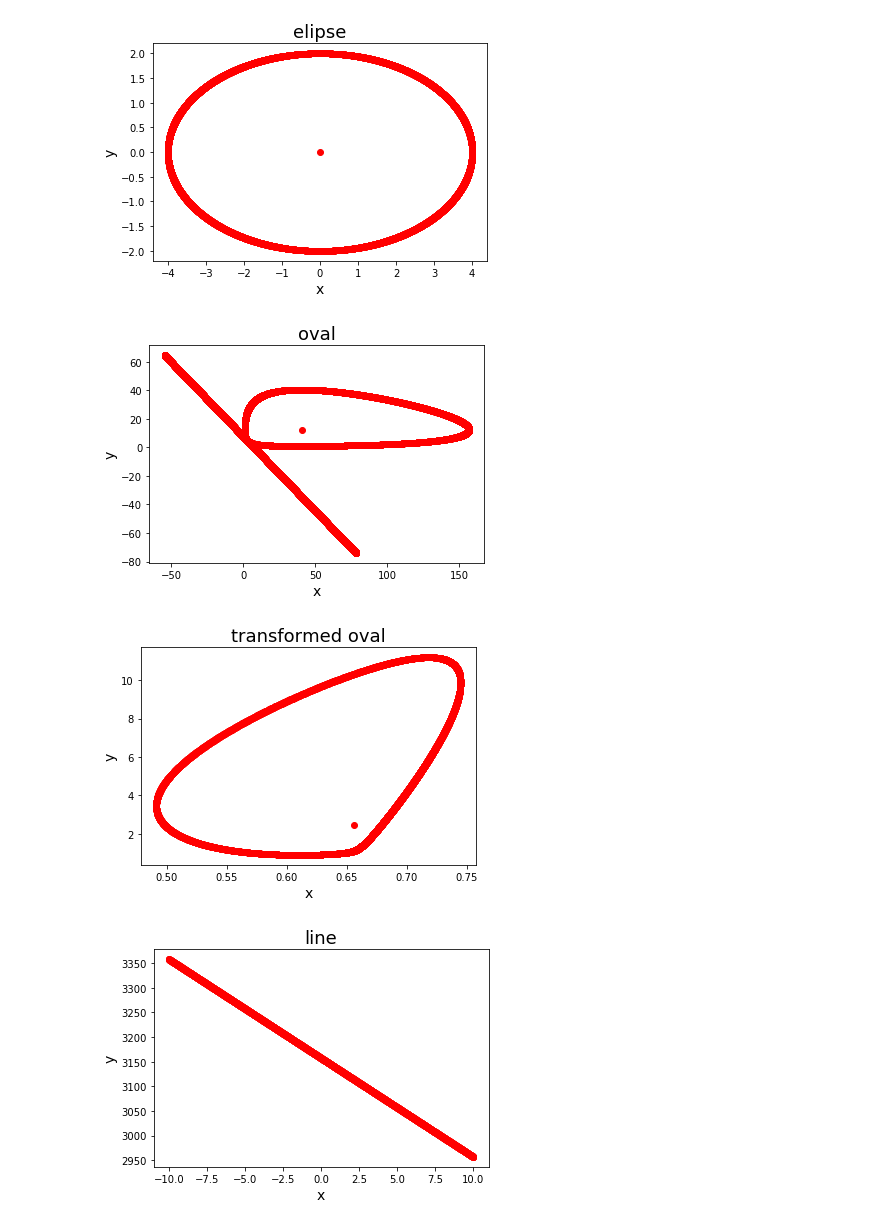
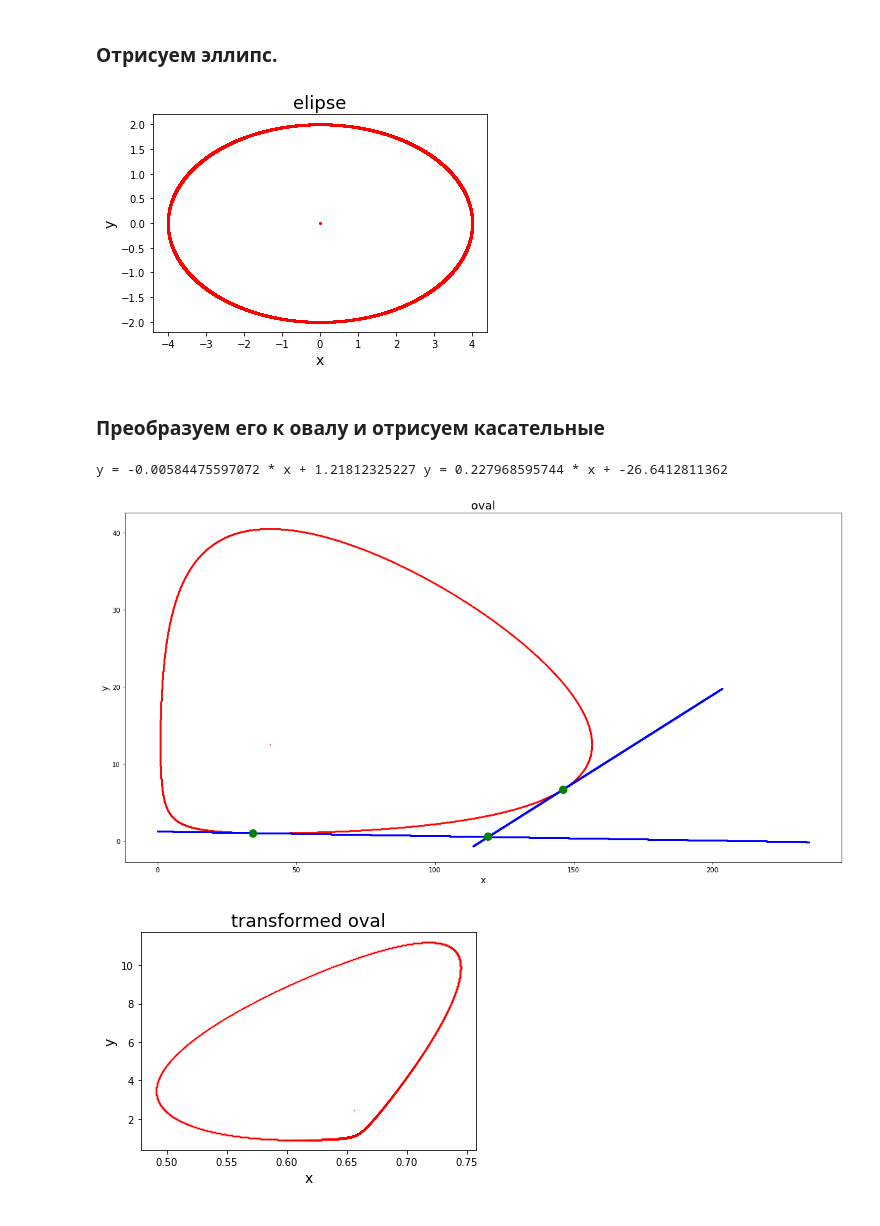
Before and after one commit to razmikKonstandyan/pics, a Jupyter notebook: illustration.ipynb, the cells around one changed output. Cells and saved outputs as stored; diff of their text form; code cells hidden in the pictures.

Commit message:
add intersections on tangents

```diff
--- a/illustration.ipynb
+++ b/illustration.ipynb
@@ -5,9 +5,0 @@ from ovals.geometry import Oval, Ellipse
-# %%
-def draw_figure(points, title):
-    x_points = [p.x for p in points]
-    y_points = [p.y for p in points]
-    plt.title(title, fontsize=18)
-    plt.xlabel('x', fontsize=14)
-    plt.ylabel('y', fontsize=14)
-    plt.plot(x_points, y_points, 'ro')
-    plt.show()
@@ -14,20 +19,35 @@ def draw_figure(points, title):
+# %% [markdown]
+### Отрисуем эллипс.
+# %%
+a = 4
+b = 2
+power = 2.3
+ellipse = Ellipse(a, b)
+draw_figure(ellipse.points, 'elipse')
+# %% [output]
+[figure, added]
+# %% [markdown]
+### Преобразуем его к овалу и отрисуем касательные
+# %%
+oval = Oval(a, b, power)
+first_rand_point = oval.points[-1653]
+second_rand_point = oval.points[-363]
+first_tangent = oval.get_tangent_line(first_rand_point, left_power=1, right_power=.5, down_power=1.2, up_power=1)
+second_tangent = oval.get_tangent_line(second_rand_point, left_power=1, right_power=.3, down_power=1.7, up_power=1)
+print first_tangent, second_tangent
+intersection_point = get_lines_intersection_point(first_tangent, second_tangent)
+points = first_tangent.points + second_tangent.points + oval.points + [intersection_point]
+p = get_figure(plt, 'oval')
+# p.show()
+p = put_points(p, oval.points)
+p = put_points(p, first_tangent.points, 'bo')
+p = put_points(p, second_tangent.points, 'bo')
+p = put_points(p, [intersection_point, first_rand_point, second_rand_point], 'go', markersize=12)
+p.show()
+# %% [output]
+y = -0.00584475597072 * x + 1.21812325227 y = 0.227968595744 * x + -26.6412811362
+[figure, added]
 # %%
-a = 4
-b = 2
-power = 2.3
-ellipse = Ellipse(a, b)
-draw_figure(ellipse.points, 'elipse')
-oval = Oval(a, b, power)
-draw_figure(oval.points + oval.get_tangent_points(oval.points[3697], 55.5, -0.5), 'oval')
 draw_figure(oval.projective_transform(0.1, 0.2, 0.1, -2, 0.3, 2, 0.3, 0.1), 'transformed oval')
 # %% [output]
-[figure, old version]
+[figure, new version]
-[figure, removed]
-[figure, removed]
-# %%
-len(oval.get_tangent_points(oval.points[7]))
-draw_figure(oval.get_tangent_points(oval.points[7]), 'line')
-
-# draw_figure(oval.projective_transform(0.1, 0.2, 0.1, -2, 0.3, 2, 0.3, 0.1), 'transformed oval')
-# %% [output]
-[figure, removed]
```
Also changed, not shown: parts of 3 cells of this notebook, 2 other files.
